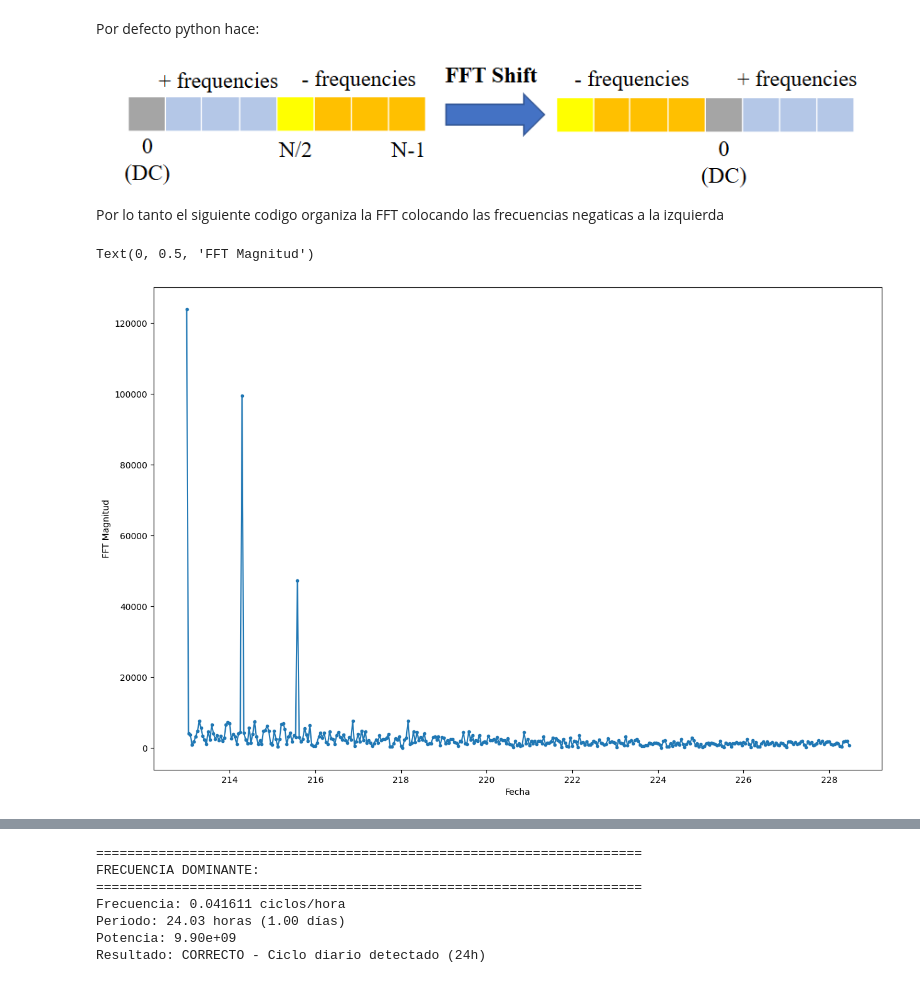
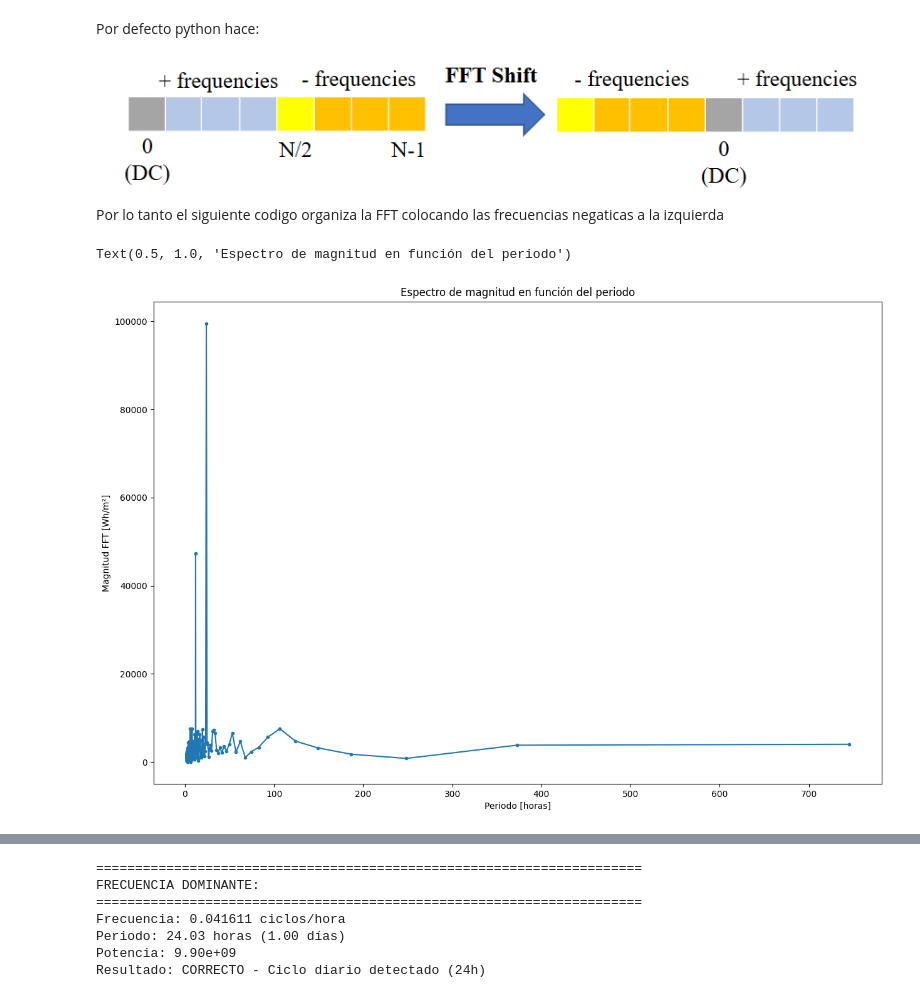
Before and after one commit to Deygoms/TimeSeries-GenerationSolar, a Jupyter notebook: TrabajoF_seriesT.ipynb, the cells around one changed output, grey strips where cells are left out. Saved outputs shown, nothing was run; the diff lists cells and outputs as text; code cells hidden in the pictures.

```diff
--- a/TrabajoF_seriesT.ipynb
+++ b/TrabajoF_seriesT.ipynb
@@ -101,11 +95,16 @@ tfourier_mag = tfourier_mag[:N//2]
 tfourier_phase = tfourier_phase[:N//2]
 timegraf=tiempo[:N//2]
 freqs=freqs[:N//2]
+period=1/freqs
+periodos = np.zeros_like(freqs)
+mask = freqs > 0
+periodos[mask] = 1.0 / freqs[mask]
 # %%
 plt.figure(figsize=(15, 10))
-plt.plot(timegraf,tfourier_mag,'.-')
-plt.xlabel('Fecha')
-plt.ylabel('FFT Magnitud')
+plt.plot(period,tfourier_mag,'.-')
+plt.xlabel('Periodo [horas]')
+plt.ylabel('Magnitud FFT [Wh/m²]')
+plt.title('Espectro de magnitud en función del periodo')
 # %% [output]
-Text(0, 0.5, 'FFT Magnitud')
+Text(0.5, 1.0, 'Espectro de magnitud en función del periodo')
-[figure, old version]
+[figure, new version]
```
Also changed, not shown: parts of 19 cells of this notebook.
